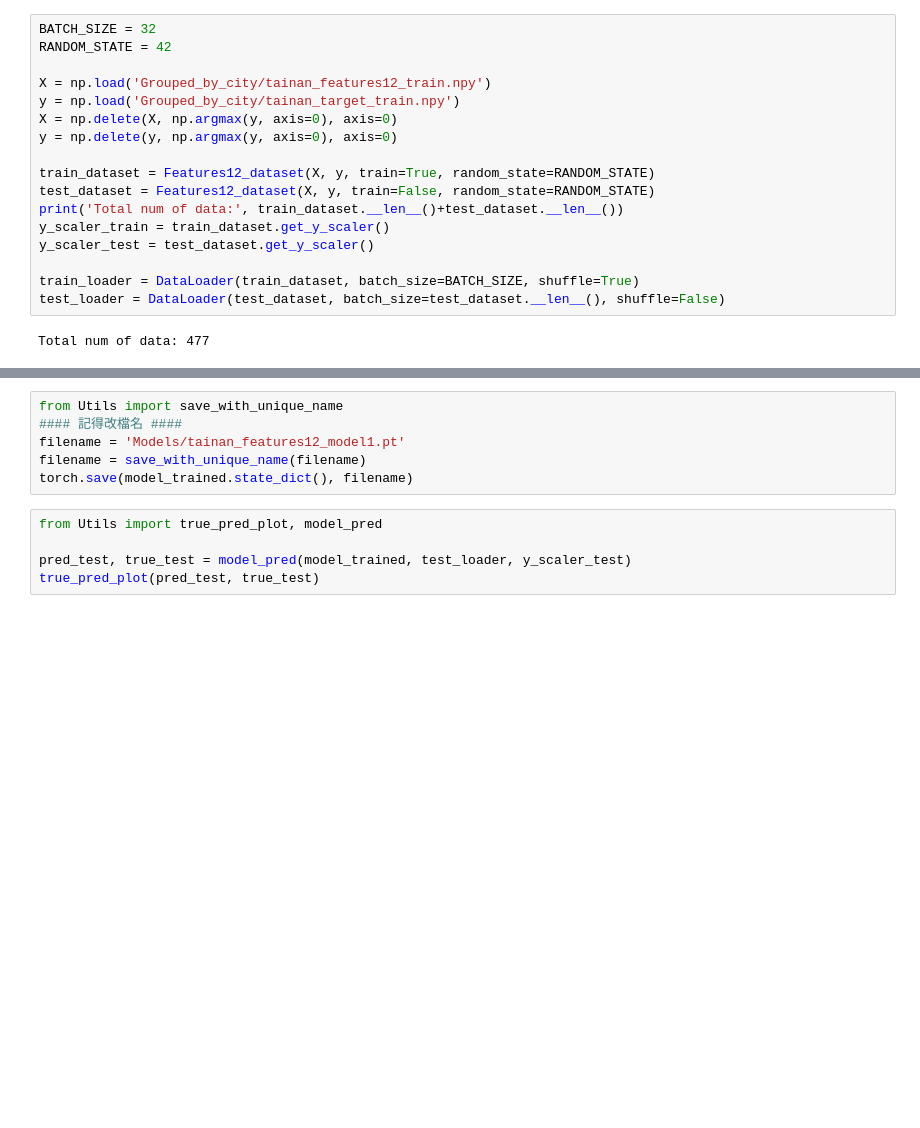
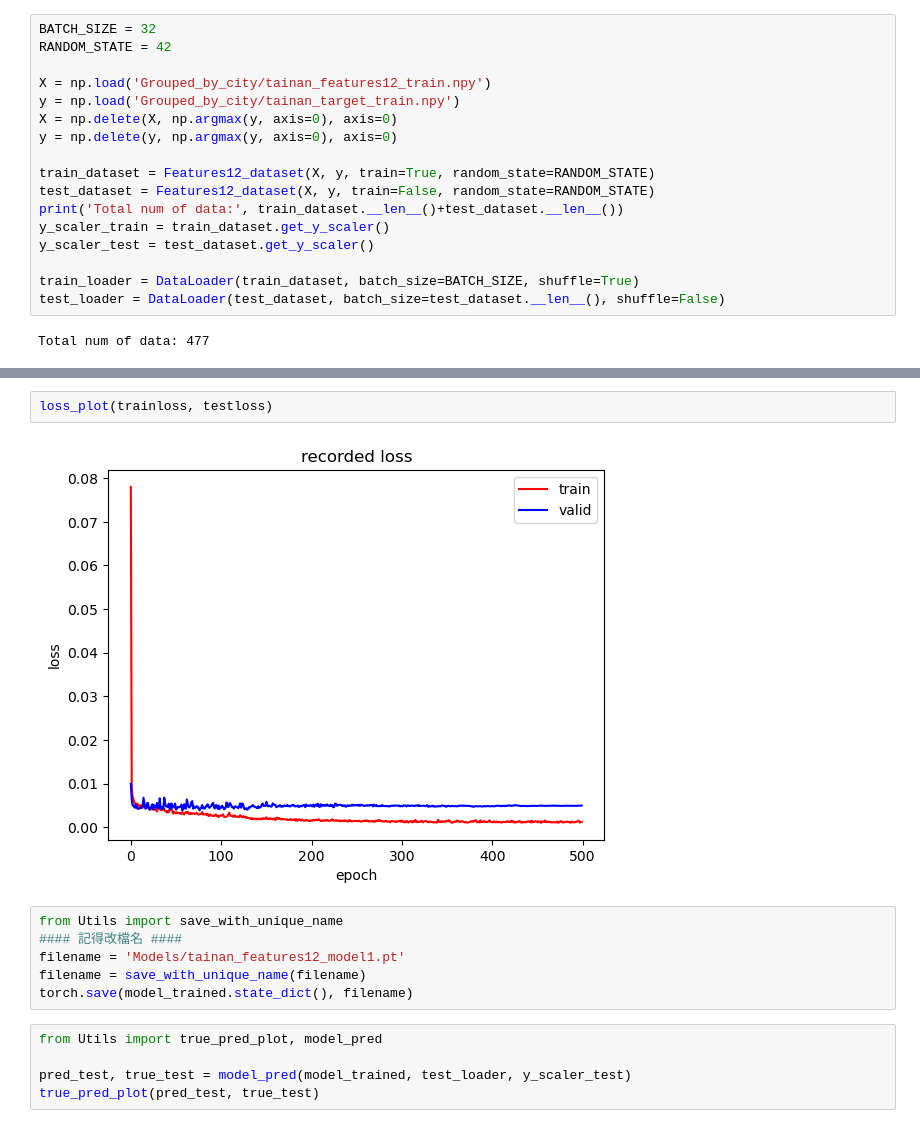
Before and after one commit to kpliao1206/Real_estate_value, a Jupyter notebook: Tainan_features12_training.ipynb, the cells around one changed output, grey strips where cells are left out. Cells and saved outputs as stored; diff of their text form; blank space fills up the shorter version.

```diff
--- a/Tainan_features12_training.ipynb
+++ b/Tainan_features12_training.ipynb
@@ -49,3 +49,7 @@ Min test_mape is at epoch39 (13.01296204328537)
+# %%
+loss_plot(trainloss, testloss)
+# %% [output]
+[figure, added]
 # %%
 from Utils import save_with_unique_name
 #### 記得改檔名 ####
```
Also changed, not shown: parts of 3 cells of this notebook, 20 other files.
